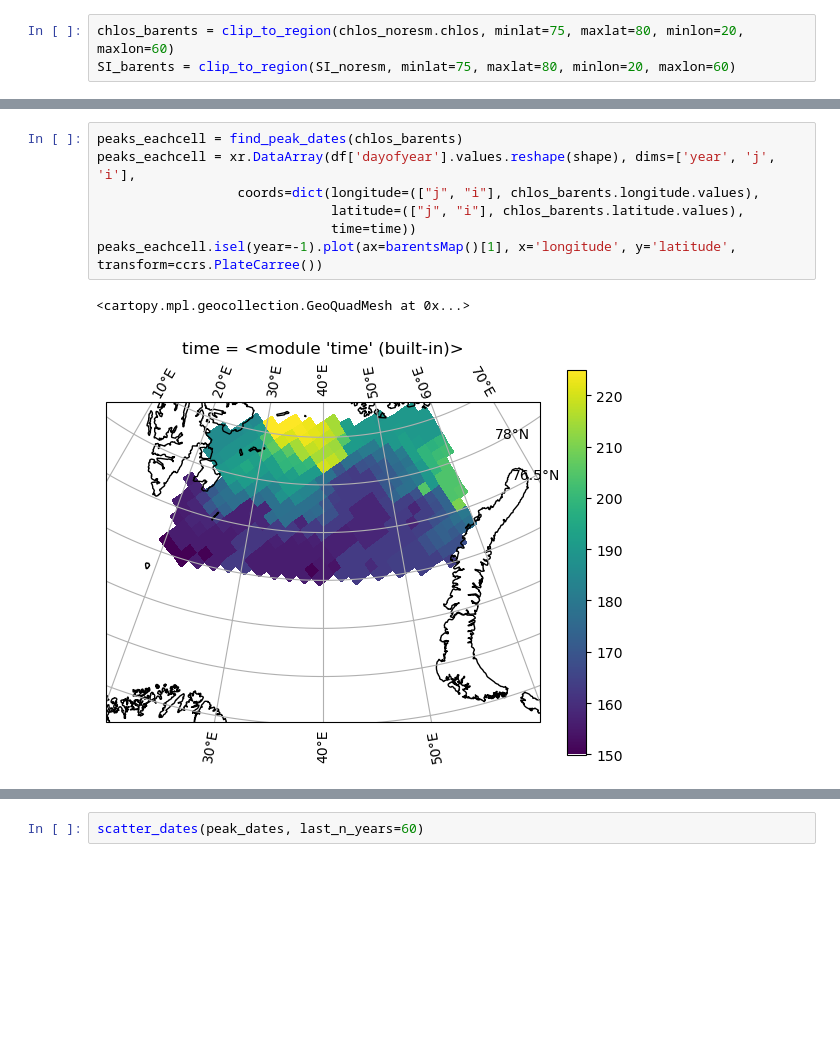
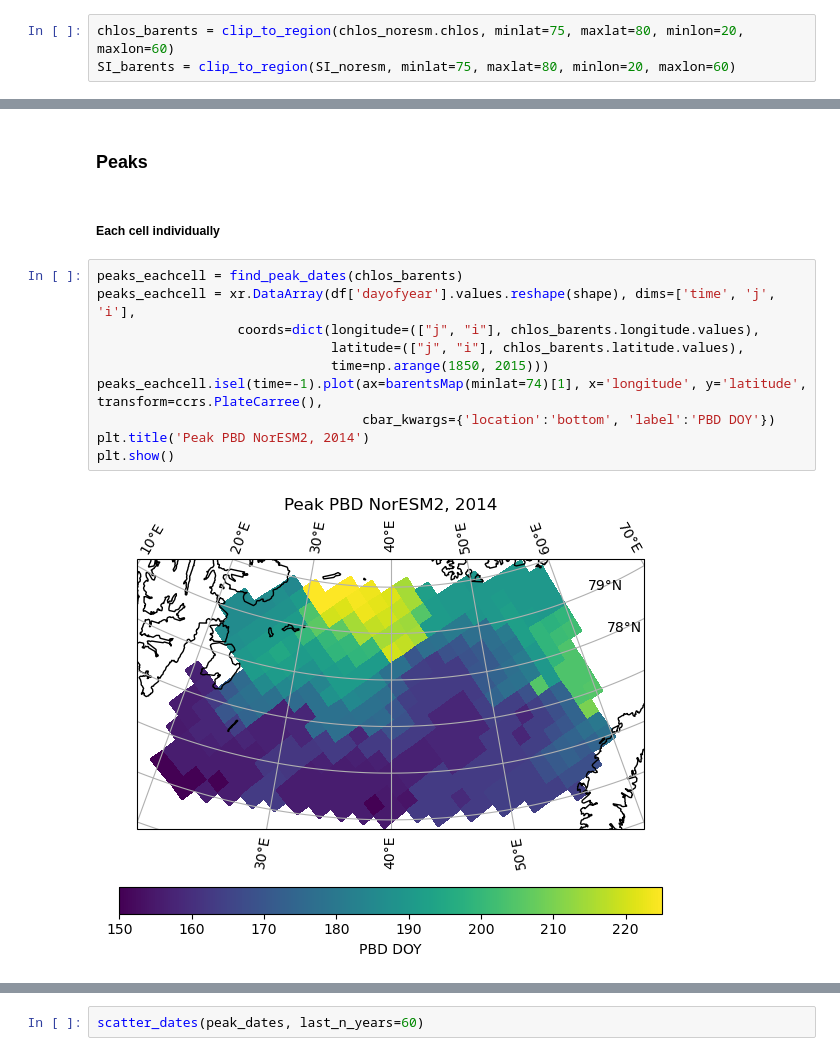
Before and after one commit to eScience-course/Tjaernoe2022-group6, a Jupyter notebook: notebooks/Stian/main.ipynb, the cells around one changed output, grey strips where cells are left out. Saved outputs shown, nothing was run; the diff lists cells and outputs as text; blank space fills up the shorter version.

```diff
--- a/notebooks/Stian/main.ipynb
+++ b/notebooks/Stian/main.ipynb
@@ -104,10 +135,16 @@ interactive(children=(SelectionSlider(description='date', layout=Layout(width='8
+# %% [markdown]
+### Peaks
+# %% [markdown]
+##### Each cell individually
 # %%
 peaks_eachcell = find_peak_dates(chlos_barents)
-peaks_eachcell = xr.DataArray(df['dayofyear'].values.reshape(shape), dims=['year', 'j', 'i'],
+peaks_eachcell = xr.DataArray(df['dayofyear'].values.reshape(shape), dims=['time', 'j', 'i'],
                   coords=dict(longitude=(["j", "i"], chlos_barents.longitude.values),
                               latitude=(["j", "i"], chlos_barents.latitude.values),
-                              time=time))
-peaks_eachcell.isel(year=-1).plot(ax=barentsMap()[1], x='longitude', y='latitude', transform=ccrs.PlateCarree())
+                              time=np.arange(1850, 2015)))
+peaks_eachcell.isel(time=-1).plot(ax=barentsMap(minlat=74)[1], x='longitude', y='latitude', transform=ccrs.PlateCarree(),
+                                  cbar_kwargs={'location':'bottom', 'label':'PBD DOY'})
+plt.title('Peak PBD NorESM2, 2014')
+plt.show()
 # %% [output]
-<cartopy.mpl.geocollection.GeoQuadMesh at 0x...>
-[figure, old version]
+[figure, new version]
```
Also changed, not shown: parts of 28 cells of this notebook, 1 other file.
